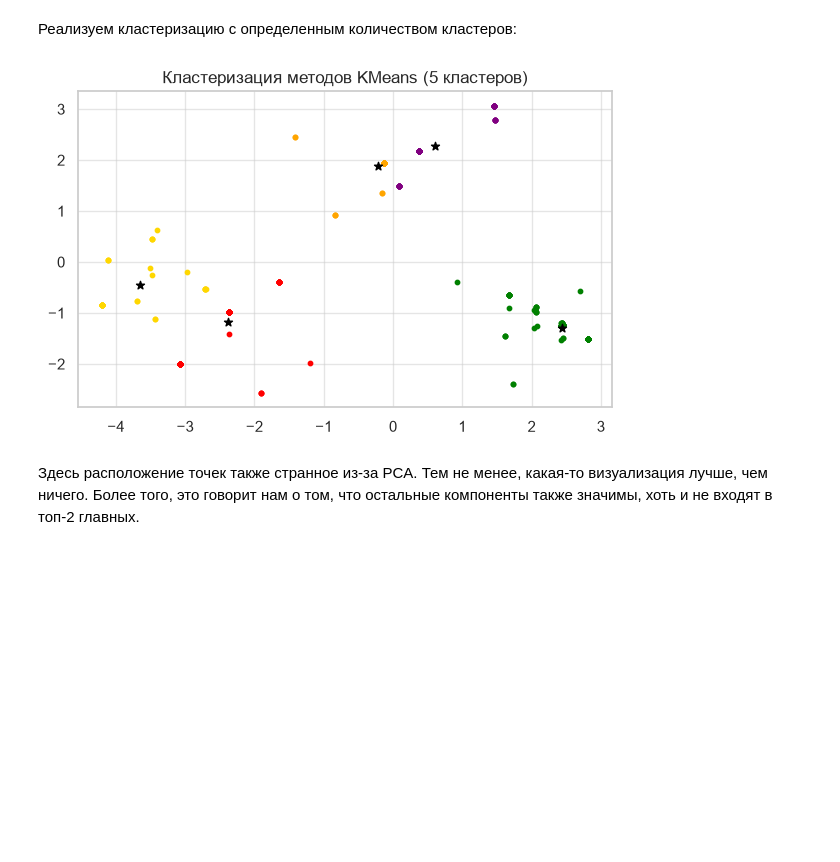
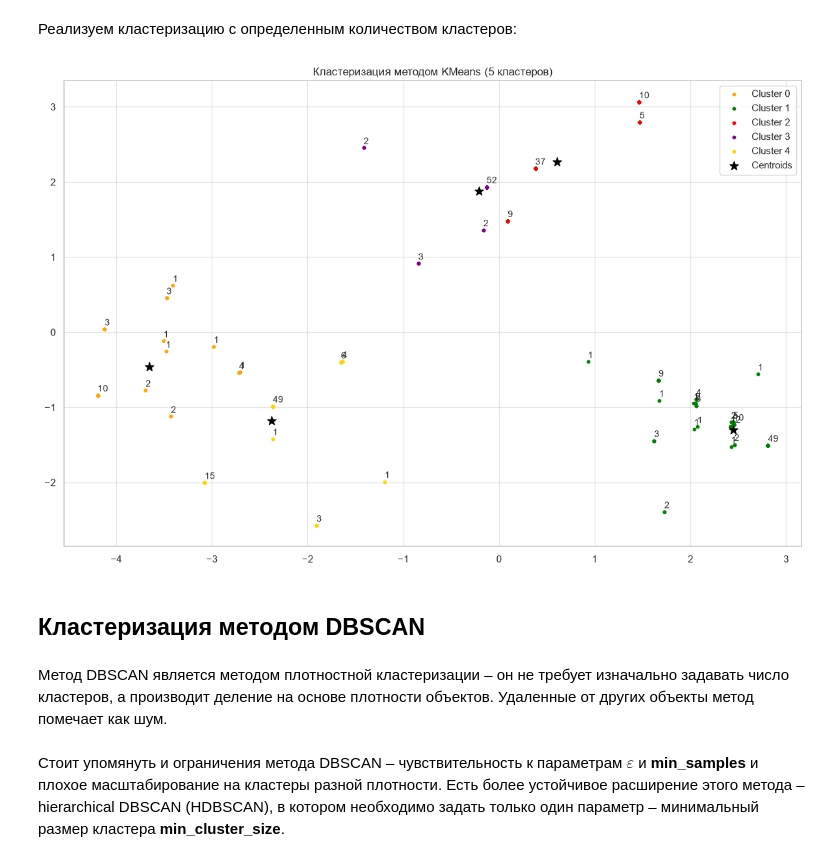
Before and after one commit to kkinzzza/data-analysis-labs, a Jupyter notebook: lab_1-3/lab_1-3.ipynb, the cells around one changed output. Drawn from its saved outputs; the diff is of its cells as text; code cells hidden in the pictures; blank space fills up the shorter version.

Commit message:
add lab 3 (DBSCAN/HDBSCAN)

```diff
--- a/lab_1-3/lab_1-3.ipynb
+++ b/lab_1-3/lab_1-3.ipynb
@@ -268,7 +333,7 @@ plt.show()
 # %% [markdown]
 Выполним кластеризацию методом k-средних. Для определения оптимального количества кластеров снова воспользуемся некоторым методом – автоматической эвристической реализацией метода локтя с помощью сплайн-интерполяции.
 # %%
-def get_kmeans_inertias(max_num_clusters: int, seed: int = 68) -> list[float]:
+def get_kmeans_inertias(max_num_clusters: int, seed: int = SEED) -> list[float]:
     inertias = list()
     for cluster_num in tqdm(range(1, max_num_clusters + 1), desc="KMeans Exps"):
         _kmeans = KMeans(
@@ -347,19 +412,33 @@ kmeansclust = KMeans(n_clusters=elbow)
 kmeans_pred = kmeansclust.fit_predict(data)
 # %%
 kmeans_centroids = np.array([data_pca[kmeans_pred == i].mean(axis=0) for i in range(elbow)])
-# %%
-plt.figure(figsize=(6, 4))
-
-for label in np.unique(kmeans_pred):
-    plt.scatter(data_pca[kmeans_pred == label][:, 0], data_pca[kmeans_pred == label][:, 1], c=COLORS[label + 1], s=10)
-
-plt.scatter(kmeans_centroids[:, 0], kmeans_centroids[:, 1], marker="*", c="black")
-
-plt.title("Кластеризация методов KMeans (5 кластеров)")
-plt.grid(True, alpha=0.5)
-plt.tight_layout()
-plt.show()
-# %% [output]
-[figure, removed]
-# %% [markdown]
-Здесь расположение точек также странное из-за PCA. Тем не менее, какая-то визуализация лучше, чем ничего. Более того, это говорит нам о том, что остальные компоненты также значимы, хоть и не входят в топ-2 главных.
+# %%
+plt.figure(figsize=(12, 8))
+
+for label in np.unique(kmeans_pred):
+    _pts = data_pca[kmeans_pred == label]
+    _unique_pts = np.unique(_pts, axis=0)
+    plt.scatter(_pts[:, 0], _pts[:, 1], c=COLORS[label + 1], s=10, label=f"Cluster {label}")
+    for pt in _unique_pts:
+        plt.annotate(
+            f"{len([goal for goal in _pts if np.array_equal(goal, pt)])}",
+            pt,
+            (pt[0], pt[1] + 0.05),
+            size=10
+        )
+
+plt.scatter(kmeans_centroids[:, 0], kmeans_centroids[:, 1], marker="*", c="black", s=100, label="Centroids")
+
+plt.title("Кластеризация методом KMeans (5 кластеров)")
+plt.grid(True, alpha=0.5)
+plt.legend()
+plt.tight_layout()
+plt.show()
+# %% [output]
+[figure, added]
+# %% [markdown]
+## Кластеризация методом DBSCAN
+# %% [markdown]
+Метод DBSCAN является методом плотностной кластеризации – он не требует изначально задавать число кластеров, а производит деление на основе плотности объектов. Удаленные от других объекты метод помечает как шум.
+# %% [markdown]
+Стоит упомянуть и ограничения метода DBSCAN – чувствительность к параметрам $\varepsilon$ и **min_samples** и плохое масштабирование на кластеры разной плотности. Есть более устойчивое расширение этого метода – hierarchical DBSCAN (HDBSCAN), в котором необходимо задать только один параметр – минимальный размер кластера **min_cluster_size**.
```
Also changed, not shown: parts of 28 cells of this notebook, 1 other file.
